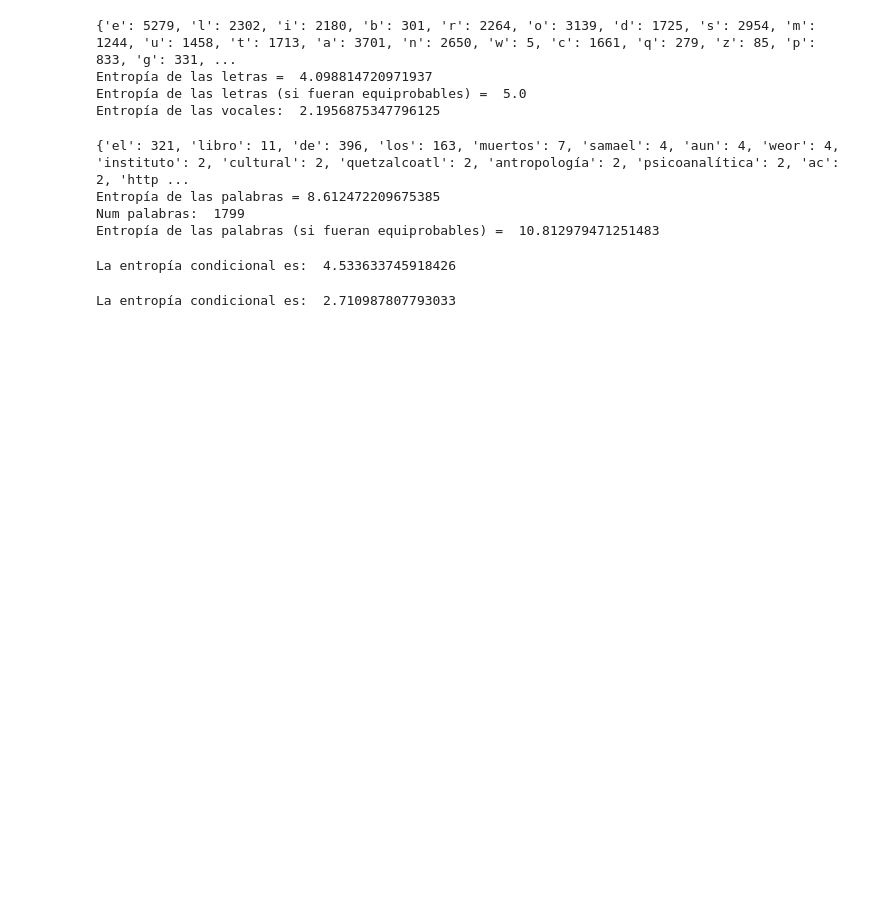
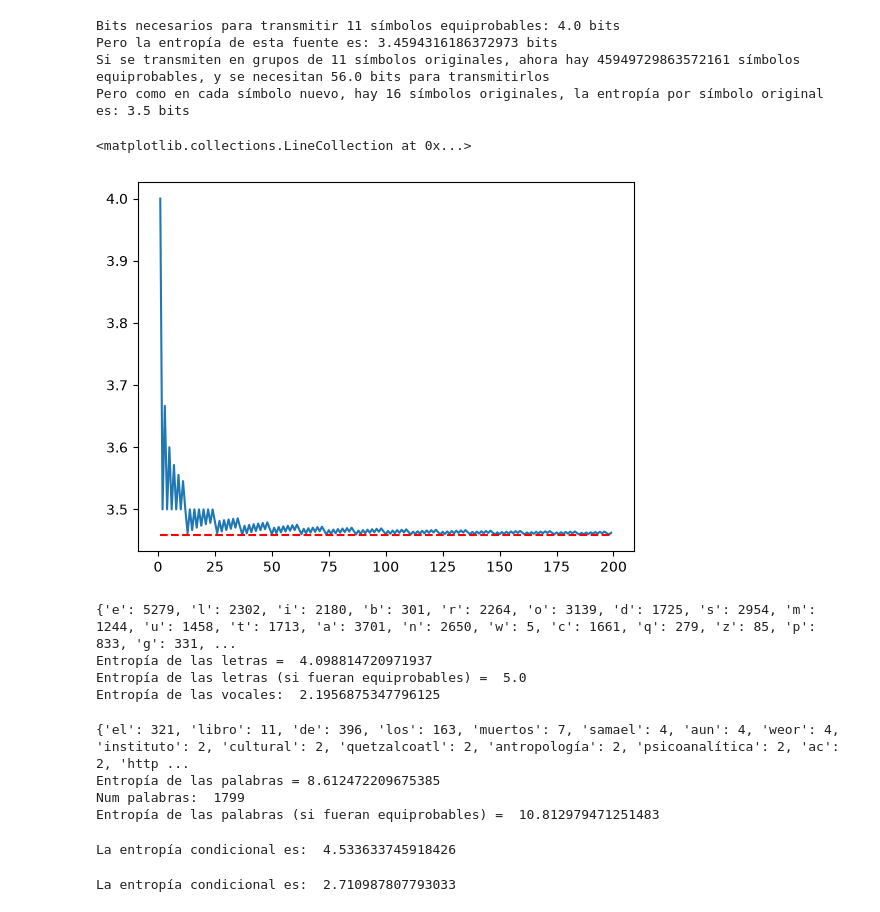
Before and after one commit to Emanuel684/Curso_TAAE, a Jupyter notebook: Unidad 2/Ejemplo_entropia.ipynb, the cells around one changed output. Cells and saved outputs as stored; diff of their text form; code cells hidden in the pictures; blank space fills up the shorter version.

Commit message:
Se organiza el archivo de entropía

```diff
--- a/Unidad 2/Ejemplo_entropia.ipynb
+++ b/Unidad 2/Ejemplo_entropia.ipynb
@@ -28,3 +29,28 @@ Text(0.5, 1.0, 'Entropía: 0.721763067193911')
+# %%
+#Si tuviéramos que transmitir L símbolos equiprobables, con codificación binaria normal, necesitaríamos
+L=11
+print(f'Bits necesarios para transmitir {L} símbolos equiprobables: {np.ceil(np.log2(L))} bits')
+print(f'Pero la entropía de esta fuente es: {np.log2(L)} bits')
+
+#Dónde está la diferencia? Si yo agrupo los símbolos y los transmito de a k símbolos juntos, aparecen ahora
+k=16
+print(f'Si se transmiten en grupos de {L} símbolos originales, ahora hay {L**k} símbolos equiprobables, y se necesitan {np.ceil(k*np.log2(L))} bits para transmitirlos')
+print(f'Pero como en cada símbolo nuevo, hay {k} símbolos originales, la entropía por símbolo original es: {np.ceil(k*np.log2(L))/k} bits')
+ki=[]
+hi=[]
+
+for k in range(1,200):
+    ki.append(k)
+    hi.append(np.ceil(k*np.log2(L))/k)
+plt.plot(ki,hi)
+plt.hlines(xmin=1, xmax=max(ki), y=np.log2(L), color='r', linestyle='--')
+# %% [output]
+Bits necesarios para transmitir 11 símbolos equiprobables: 4.0 bits
+Pero la entropía de esta fuente es: 3.4594316186372973 bits
+Si se transmiten en grupos de 11 símbolos originales, ahora hay 45949729863572161 símbolos equiprobables, y se necesitan 56.0 bits para transmitirlos
+Pero como en cada símbolo nuevo, hay 16 símbolos originales, la entropía por símbolo original es: 3.5 bits
+<matplotlib.collections.LineCollection at 0x...>
+[figure, added]
 # %%
 !wget -q 'https://www.robertohincapie.com/data/libro_muertos.txt'
 with open('libro_muertos.txt', encoding='latin1') as file:
```
Also changed, not shown: parts of 1 cell of this notebook.
